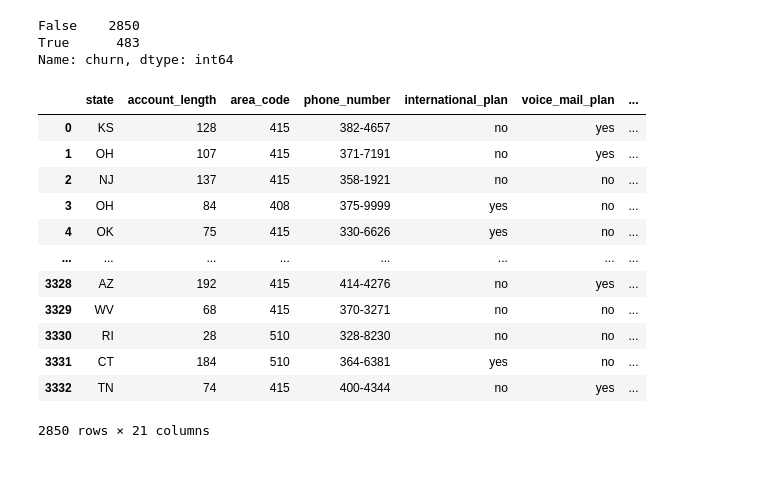
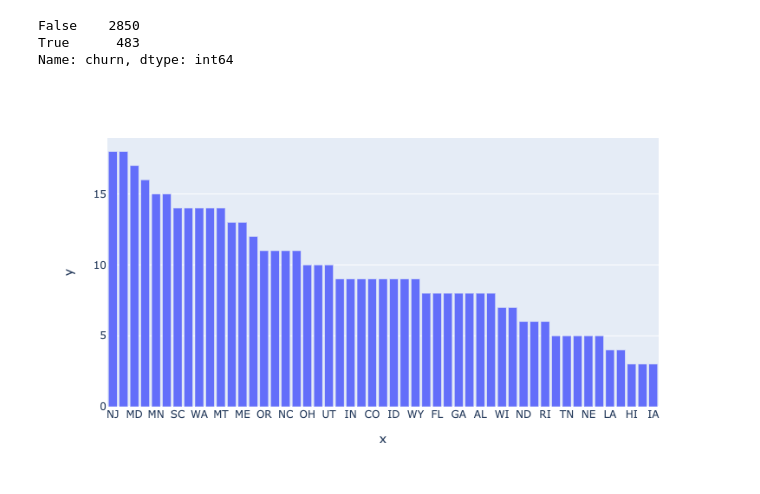
Before and after one commit to PaulWill92/Predicting_Churn, a Jupyter notebook: notebooks/EDA.ipynb, the cells around one changed output. Cells and saved outputs as stored; diff of their text form; code cells hidden in the pictures.

```diff
--- a/notebooks/EDA.ipynb
+++ b/notebooks/EDA.ipynb
@@ -130,19 +137,7 @@ Name: churn, dtype: int64
 # %%
 # run this cell last to save changes to df
 telecom_df.to_csv("../data/telecom_cleaned.csv")
+# %%
+_1 = telecom_df.query("churn==True").loc[:, "state"].value_counts()
 # %%
-telecom_df.query("churn==False")
+_2 = telecom_df.query("churn==False").loc[:, "state"].value_counts()
-# %% [output]
-|  | state | account_length | area_code | phone_number | international_plan | voice_mail_plan | ... |
-| 0 | KS | 128 | 415 | 382-4657 | no | yes | ... |
-| 1 | OH | 107 | 415 | 371-7191 | no | yes | ... |
-| 2 | NJ | 137 | 415 | 358-1921 | no | no | ... |
-| 3 | OH | 84 | 408 | 375-9999 | yes | no | ... |
-| 4 | OK | 75 | 415 | 330-6626 | yes | no | ... |
-| ... | ... | ... | ... | ... | ... | ... | ... |
-| 3328 | AZ | 192 | 415 | 414-4276 | no | yes | ... |
-| 3329 | WV | 68 | 415 | 370-3271 | no | no | ... |
-| 3330 | RI | 28 | 510 | 328-8230 | no | no | ... |
-| 3331 | CT | 184 | 510 | 364-6381 | yes | no | ... |
-| 3332 | TN | 74 | 415 | 400-4344 | no | yes | ... |
-2850 rows × 21 columns
@@ -148,0 +146,4 @@ telecom_df.query("churn==False")
+# %%
+pxe.bar(x=_1.index, y=_1.values)  # churned states
+# %% [output]
+[figure, added]
```
Also changed, not shown: parts of 2 cells of this notebook.
